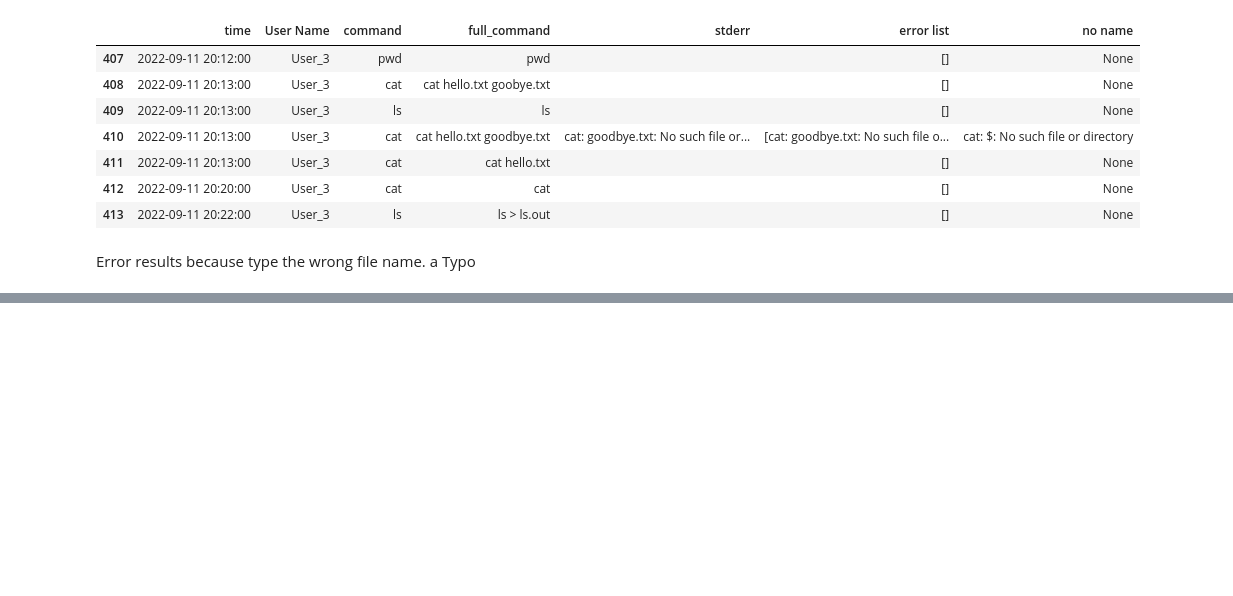
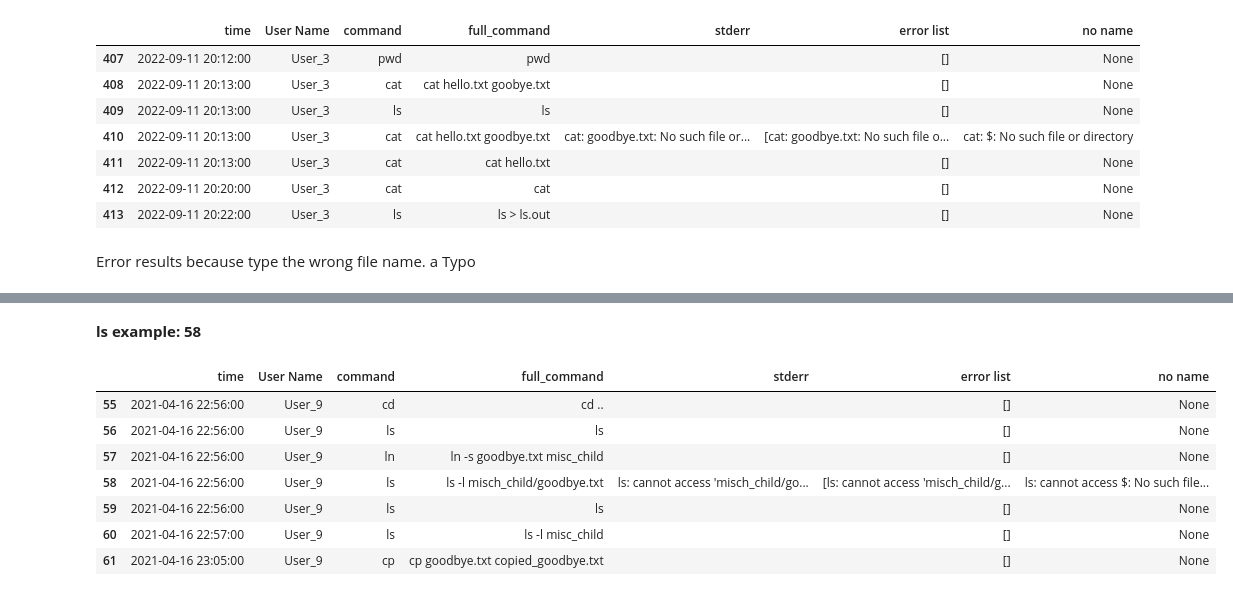
Before and after one commit to GuningShen/error-suggestion, a Jupyter notebook: error_tree.ipynb, the cells around one changed output, grey strips where cells are left out. Cells and saved outputs as stored; diff of their text form; code cells hidden in the pictures; blank space fills up the shorter version.

```diff
--- a/error_tree.ipynb
+++ b/error_tree.ipynb
@@ -250,0 +267,14 @@ Error results because type the wrong file name. a Typo
+# %% [markdown]
+**ls example: 58**
+# %%
+ls_error_58 = error_expand.iloc[55:62]
+ls_error_58
+# %% [output]
+|  | time | User Name | command | full_command | stderr | error list | no name |
+| 55 | 2021-04-16 22:56:00 | User_9 | cd | cd .. |  | [] | None |
+| 56 | 2021-04-16 22:56:00 | User_9 | ls | ls |  | [] | None |
+| 57 | 2021-04-16 22:56:00 | User_9 | ln | ln -s goodbye.txt misc_child |  | [] | None |
+| 58 | 2021-04-16 22:56:00 | User_9 | ls | ls -l misch_child/goodbye.txt | ls: cannot access 'misch_child/go... | [ls: cannot access 'misch_child/g... | ls: cannot access $: No such file... |
+| 59 | 2021-04-16 22:56:00 | User_9 | ls | ls |  | [] | None |
+| 60 | 2021-04-16 22:57:00 | User_9 | ls | ls -l misc_child |  | [] | None |
+| 61 | 2021-04-16 23:05:00 | User_9 | cp | cp goodbye.txt copied_goodbye.txt |  | [] | None |
```
Also changed, not shown: parts of 14 cells of this notebook, 2 other files.
